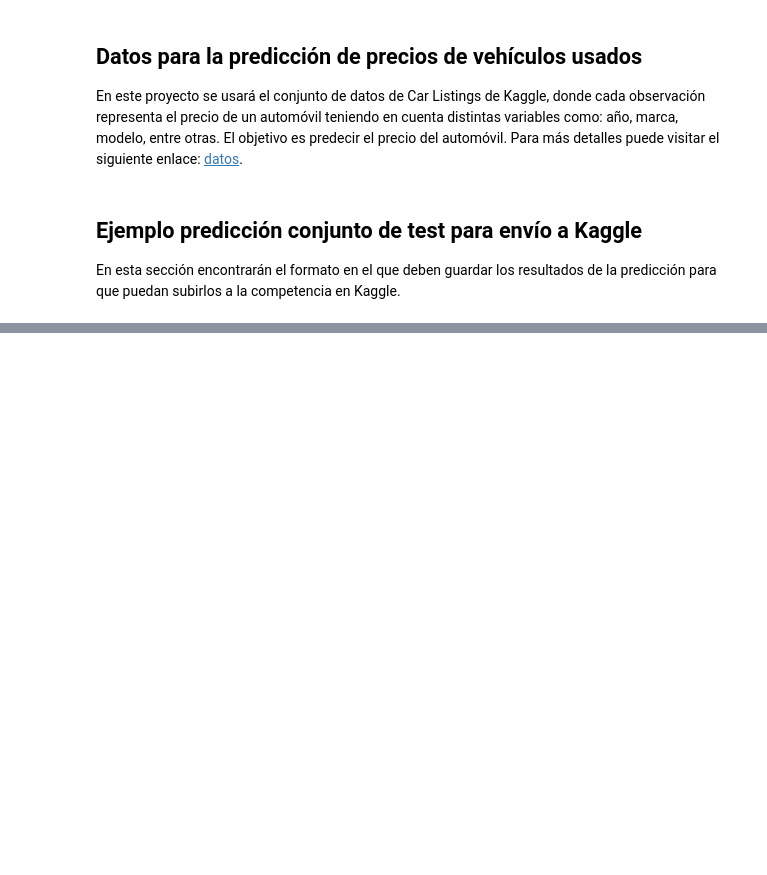
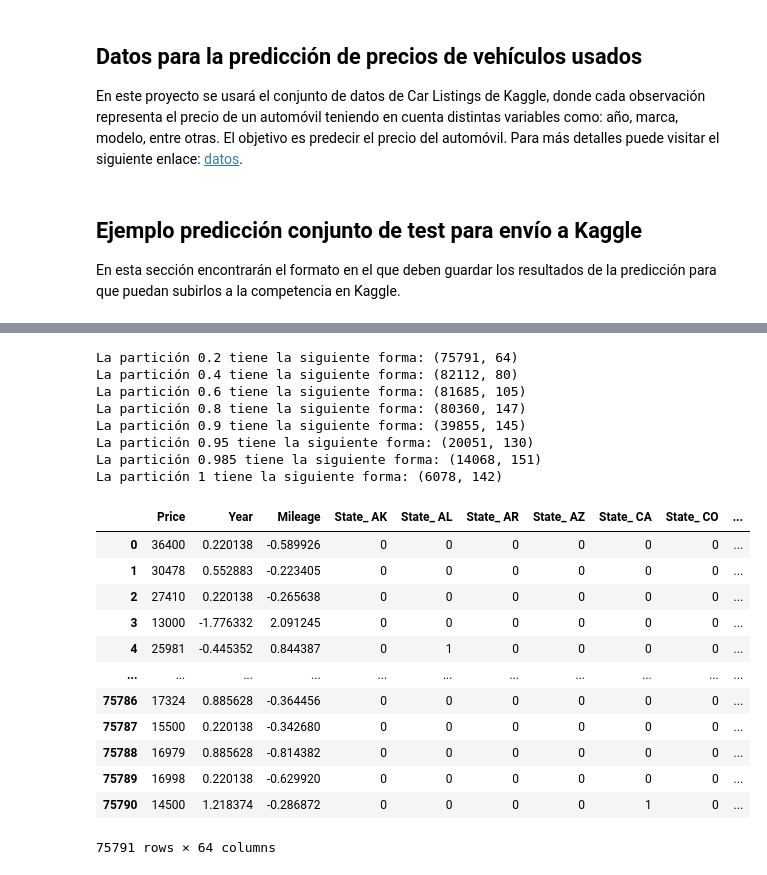
Before and after one commit to christiansakerb/ML_PLN, a Jupyter notebook: Semana 3/S3P1_proyecto1.ipynb, the cells around one changed output, grey strips where cells are left out. Saved outputs shown, nothing was run; the diff lists cells and outputs as text; code cells hidden in the pictures; blank space fills up the shorter version.

```diff
--- a/Semana 3/S3P1_proyecto1.ipynb
+++ b/Semana 3/S3P1_proyecto1.ipynb
@@ -248,0 +82,12 @@ y_pred.head()
+# %%
+df_models = {}
+suma=0
+for i in Particiones:
+    df_aux=pd.merge(Particiones_Marcas[i],dataTraining,on=['Make','Model'])
+    df_aux['Make-Mod'] = df_aux.apply(lambda x: x['Make']+x['Model'], axis=1)
+    df_aux=df_aux.drop(columns=['Make','Model'],axis=1)
+    df_models[i]=df_aux
+    print('La cantidad de registros de la partición ' + str(i) + ' es ' + str(df_aux.shape))
+    suma += df_aux.shape[0]
+    print('Cantidad total de registros: ' +str (suma))
+df_models[0.2].head(5)
@@ -248,0 +117,20 @@ y_pred.head()
+# %%
+#Escalado de variables
+df_scaled = {}
+scalers ={}
+valores_maximos= {}
+valores_minimos = {}
+Variable_y = ['Price']
+Variables_numericas=['Year','Mileage']
+Variables_categoricas= ['State','Make-Mod']
+for i in Particiones:
+    df_model_nums = df_models[i][Variables_numericas]
+    scaler = StandardScaler()
+    scaled_data = scaler.fit_transform(df_model_nums)
+    scalers[i]= scaler
+    scaled_data = pd.DataFrame(scaled_data,columns=['Year','Mileage'])
+    valores_maximos[i]=scaled_data.max().tolist()
+    valores_minimos[i]=scaled_data.min().tolist()
+
+    df_scaled[i]=pd.concat([df_models[i][Variable_y+Variables_categoricas],scaled_data],axis=1)
+df_scaled[0.2].head()
@@ -248,0 +144,29 @@ y_pred.head()
+# %%
+#Codificación One-Hot
+df_dummies = {}
+for i in Particiones:
+    df_dummies[i]=pd.get_dummies(df_scaled[i],columns=Variables_categoricas)
+    print('La partición ' + str(i) + ' tiene la siguiente forma: ' + str(df_dummies[i].shape))
+df_dummies[0.2]
+# %% [output]
+La partición 0.2 tiene la siguiente forma: (75791, 64)
+La partición 0.4 tiene la siguiente forma: (82112, 80)
+La partición 0.6 tiene la siguiente forma: (81685, 105)
+La partición 0.8 tiene la siguiente forma: (80360, 147)
+La partición 0.9 tiene la siguiente forma: (39855, 145)
+La partición 0.95 tiene la siguiente forma: (20051, 130)
+La partición 0.985 tiene la siguiente forma: (14068, 151)
+La partición 1 tiene la siguiente forma: (6078, 142)
+|  | Price | Year | Mileage | State_ AK | State_ AL | State_ AR | State_ AZ | State_ CA | State_ CO | ... |
+| 0 | 36400 | 0.220138 | -0.589926 | 0 | 0 | 0 | 0 | 0 | 0 | ... |
+| 1 | 30478 | 0.552883 | -0.223405 | 0 | 0 | 0 | 0 | 0 | 0 | ... |
+| 2 | 27410 | 0.220138 | -0.265638 | 0 | 0 | 0 | 0 | 0 | 0 | ... |
+| 3 | 13000 | -1.776332 | 2.091245 | 0 | 0 | 0 | 0 | 0 | 0 | ... |
+| 4 | 25981 | -0.445352 | 0.844387 | 0 | 1 | 0 | 0 | 0 | 0 | ... |
+| ... | ... | ... | ... | ... | ... | ... | ... | ... | ... | ... |
+| 75786 | 17324 | 0.885628 | -0.364456 | 0 | 0 | 0 | 0 | 0 | 0 | ... |
+| 75787 | 15500 | 0.220138 | -0.342680 | 0 | 0 | 0 | 0 | 0 | 0 | ... |
+| 75788 | 16979 | 0.885628 | -0.814382 | 0 | 0 | 0 | 0 | 0 | 0 | ... |
+| 75789 | 16998 | 0.220138 | -0.629920 | 0 | 0 | 0 | 0 | 0 | 0 | ... |
+| 75790 | 14500 | 1.218374 | -0.286872 | 0 | 0 | 0 | 0 | 1 | 0 | ... |
+75791 rows × 64 columns
```
Also changed, not shown: parts of 60 cells of this notebook, 31 other files.
